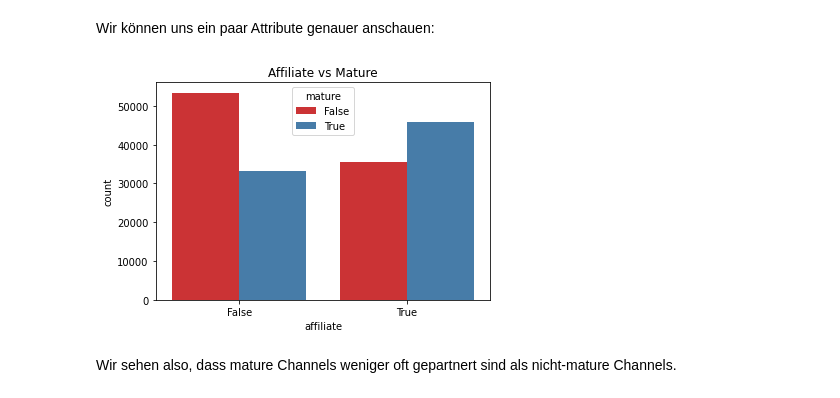
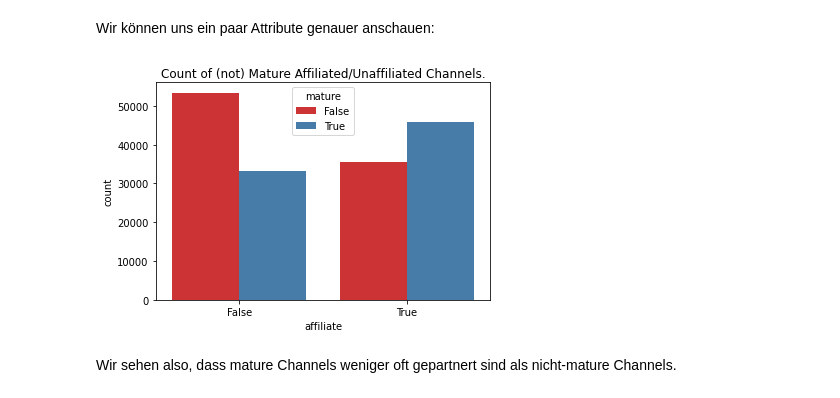
Before and after one commit to kenfus/SAN, a Jupyter notebook: main.ipynb, the cells around one changed output. Drawn from its saved outputs; the diff is of its cells as text; code cells hidden in the pictures.

```diff
--- a/main.ipynb
+++ b/main.ipynb
@@ -116,10 +137,10 @@ Der Datensatz hat folgende Attribute:
 Wir können uns ein paar Attribute genauer anschauen:
 # %%
 sns.countplot(data=features, x="affiliate", hue="mature", palette="Set1")
-plt.title('Affiliate vs Mature')
+plt.title('Count of (not) Mature Affiliated/Unaffiliated Channels.')
 plt.show()
 # %% [output]
-[figure, old version]
+[figure, new version]
 # %% [markdown]
 Wir sehen also, dass mature Channels weniger oft gepartnert sind als nicht-mature Channels.
 # %%
```
Also changed, not shown: parts of 34 cells of this notebook.
